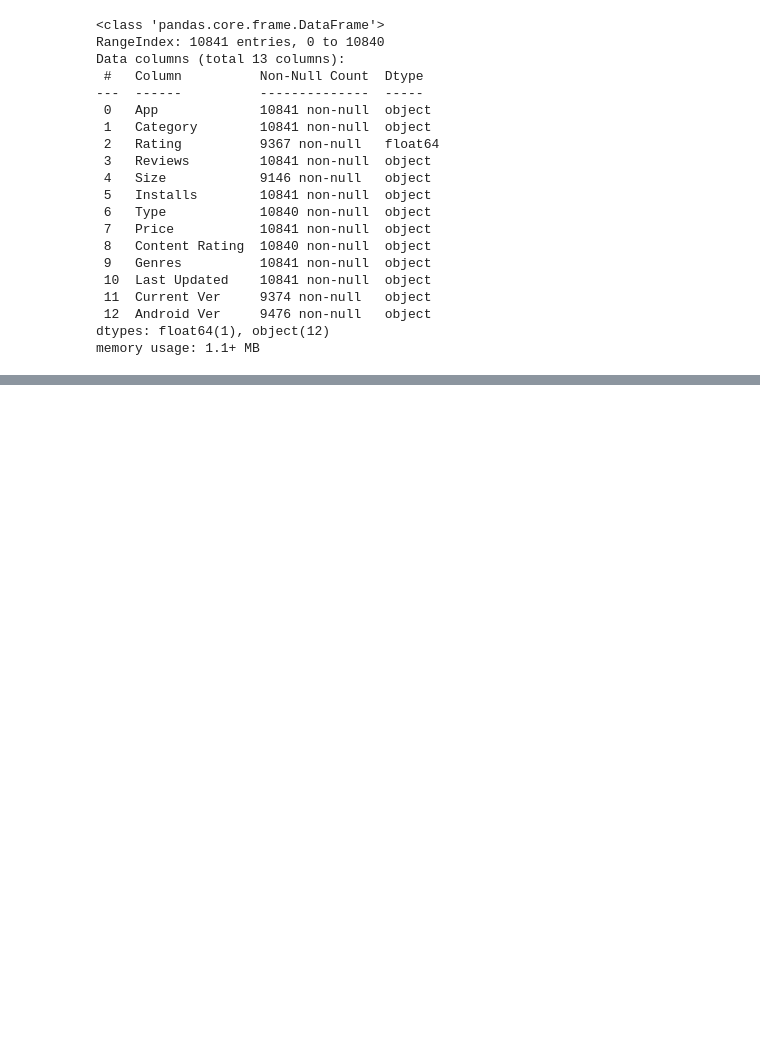
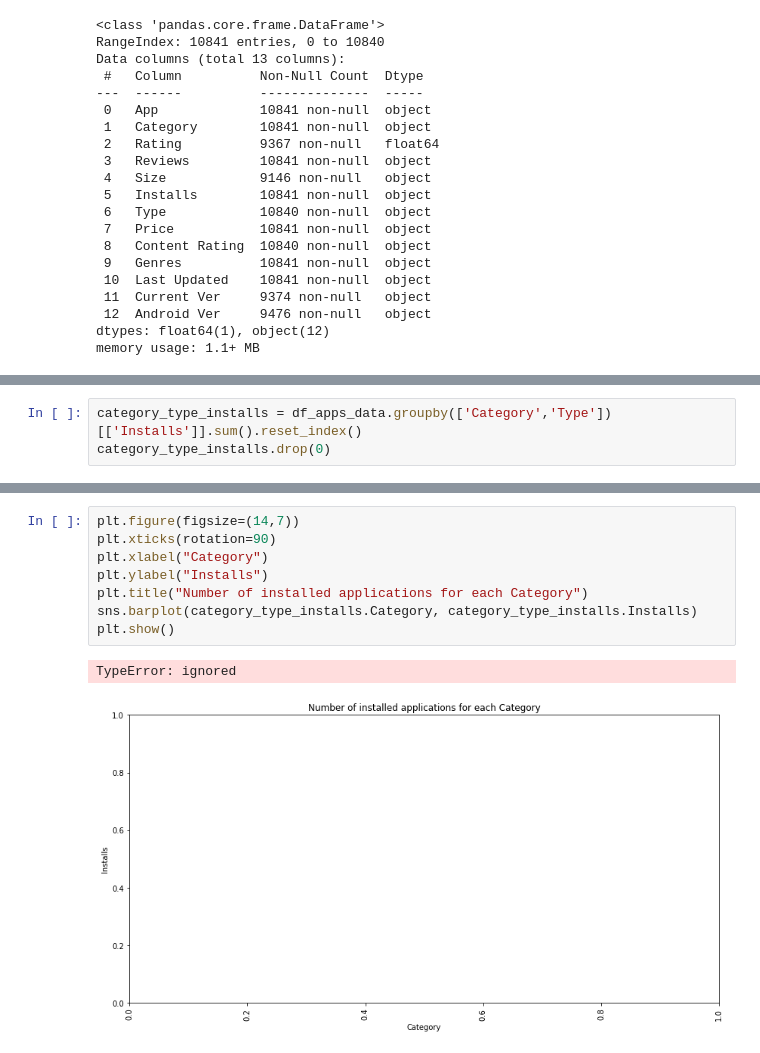
Before and after one commit to KrushnaChaure/Play-Store-App-Review-Analysis, a Jupyter notebook: Play_Store_App_Review_Analysis_Capstone_Project.ipynb, the cells around one changed output, grey strips where cells are left out. Cells and saved outputs as stored; diff of their text form; blank space fills up the shorter version.

```diff
--- a/Play_Store_App_Review_Analysis_Capstone_Project.ipynb
+++ b/Play_Store_App_Review_Analysis_Capstone_Project.ipynb
@@ -328,0 +440,3 @@ memory usage: 1.1+ MB
+# %%
+category_type_installs = df_apps_data.groupby(['Category','Type'])[['Installs']].sum().reset_index()
+category_type_installs.drop(0)
@@ -328,0 +457,11 @@ memory usage: 1.1+ MB
+# %%
+plt.figure(figsize=(14,7))
+plt.xticks(rotation=90)
+plt.xlabel("Category")
+plt.ylabel("Installs")
+plt.title("Number of installed applications for each Category")
+sns.barplot(category_type_installs.Category, category_type_installs.Installs)
+plt.show()
+# %% [output]
+TypeError: ignored
+[figure, added]
```
Also changed, not shown: parts of 25 cells of this notebook.
